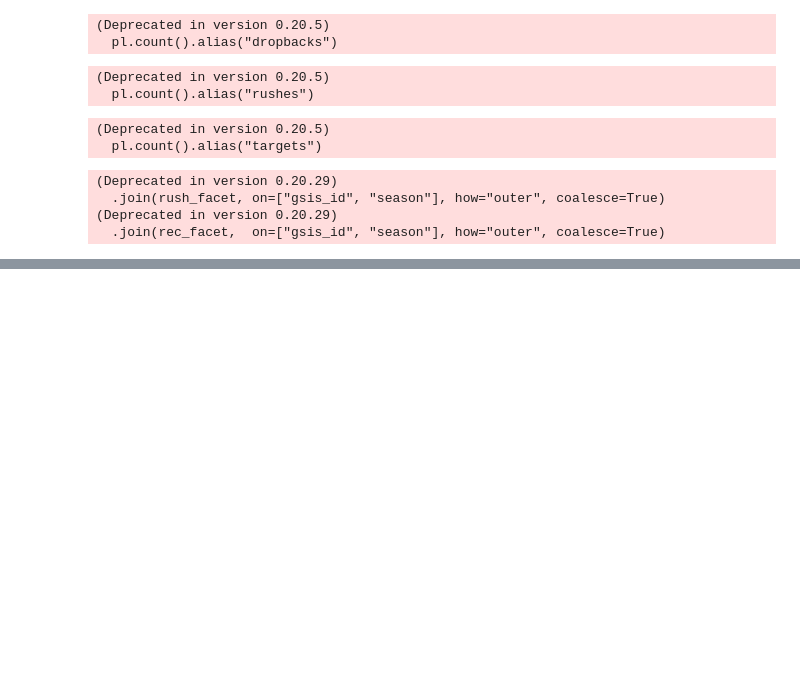
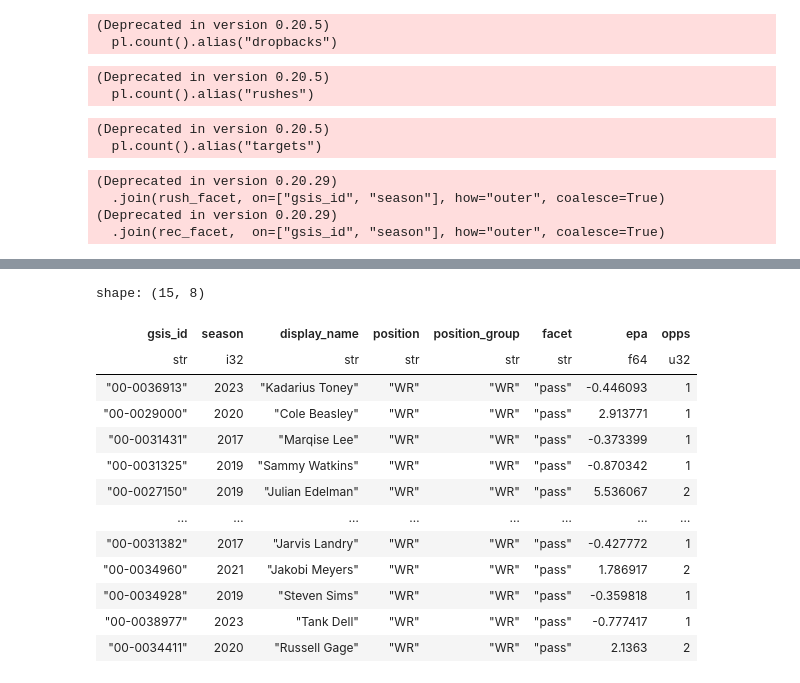
Before and after one commit to ShinThomas/utility-player-value, a Jupyter notebook: notebooks/04_nfl_war.ipynb, the cells around one changed output, grey strips where cells are left out. Cells and saved outputs as stored; diff of their text form; code cells hidden in the pictures; blank space fills up the shorter version.

```diff
--- a/notebooks/04_nfl_war.ipynb
+++ b/notebooks/04_nfl_war.ipynb
@@ -90,15 +77,42 @@ shape: (6, 11)
 off_long = (
     off_facet.select([
         "gsis_id", "season", "display_name", "position", "position_group",
-        pl.lit("pass").alias("facet"), pl.col("epa_pass").alias("epa"), pl.col("dropbacks").alias("opps")
+        pl.lit("pass").alias("facet"),
+        pl.col("epa_pass").alias("epa"),
+        pl.col("dropbacks").alias("opps"),
     ])
-    .vstack(off_facet.select([
-        "gsis_id", "season", "display_name", "position", "position_group",
-        pl.lit("rush").alias("facet"), pl.col("epa_rush").alias("epa"), pl.col("rushes").alias("opps")
-    ]))
-    .vstack(off_facet.select([
-        "gsis_id", "season", "display_name", "position", "position_group",
-        pl.lit("rec").alias("facet"), pl.col("epa_rec").alias("epa"), pl.col("targets").alias("opps")
-    ]))
+    .vstack(
+        off_facet.select([
+            "gsis_id", "season", "display_name", "position", "position_group",
+            pl.lit("rush").alias("facet"),
+            pl.col("epa_rush").alias("epa"),
+            pl.col("rushes").alias("opps"),
+        ])
+    )
+    .vstack(
+        off_facet.select([
+            "gsis_id", "season", "display_name", "position", "position_group",
+            pl.lit("rec").alias("facet"),
+            pl.col("epa_rec").alias("epa"),
+            pl.col("targets").alias("opps"),
+        ])
+    )
     .filter(pl.col("opps") > 0)
 )
+# %%
+off_long.head(15)
+# %% [output]
+shape: (15, 8)
+| gsis_id | season | display_name | position | position_group | facet | epa | opps |
+| str | i32 | str | str | str | str | f64 | u32 |
+| "00-0036913" | 2023 | "Kadarius Toney" | "WR" | "WR" | "pass" | -0.446093 | 1 |
+| "00-0029000" | 2020 | "Cole Beasley" | "WR" | "WR" | "pass" | 2.913771 | 1 |
+| "00-0031431" | 2017 | "Marqise Lee" | "WR" | "WR" | "pass" | -0.373399 | 1 |
+| "00-0031325" | 2019 | "Sammy Watkins" | "WR" | "WR" | "pass" | -0.870342 | 1 |
+| "00-0027150" | 2019 | "Julian Edelman" | "WR" | "WR" | "pass" | 5.536067 | 2 |
+| … | … | … | … | … | … | … | … |
+| "00-0031382" | 2017 | "Jarvis Landry" | "WR" | "WR" | "pass" | -0.427772 | 1 |
+| "00-0034960" | 2021 | "Jakobi Meyers" | "WR" | "WR" | "pass" | 1.786917 | 2 |
+| "00-0034928" | 2019 | "Steven Sims" | "WR" | "WR" | "pass" | -0.359818 | 1 |
+| "00-0038977" | 2023 | "Tank Dell" | "WR" | "WR" | "pass" | -0.777417 | 1 |
+| "00-0034411" | 2020 | "Russell Gage" | "WR" | "WR" | "pass" | 2.1363 | 2 |
```
Also changed, not shown: parts of 13 cells of this notebook.
